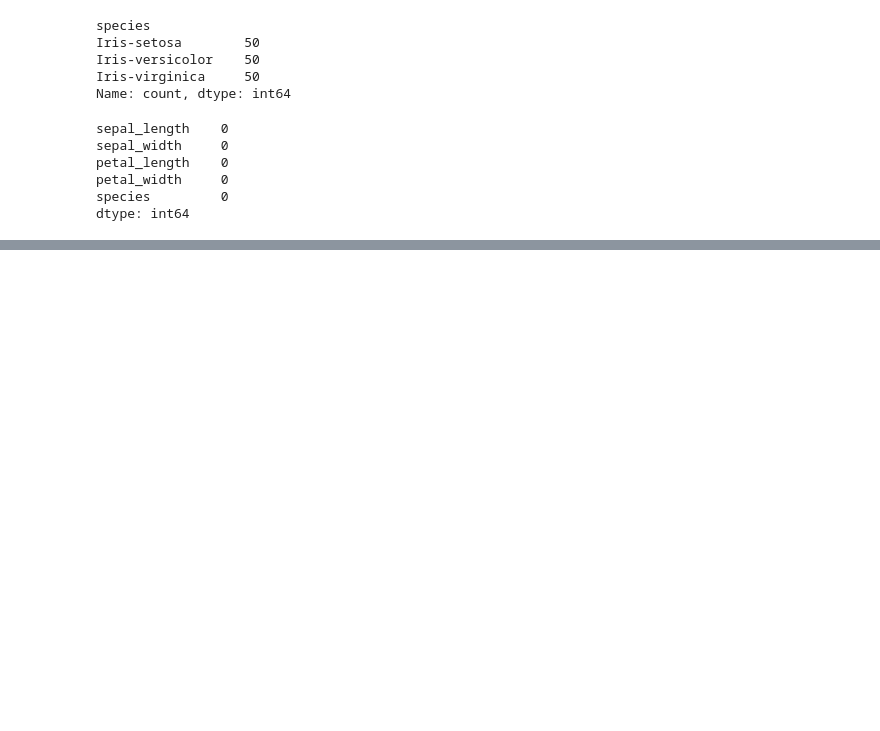
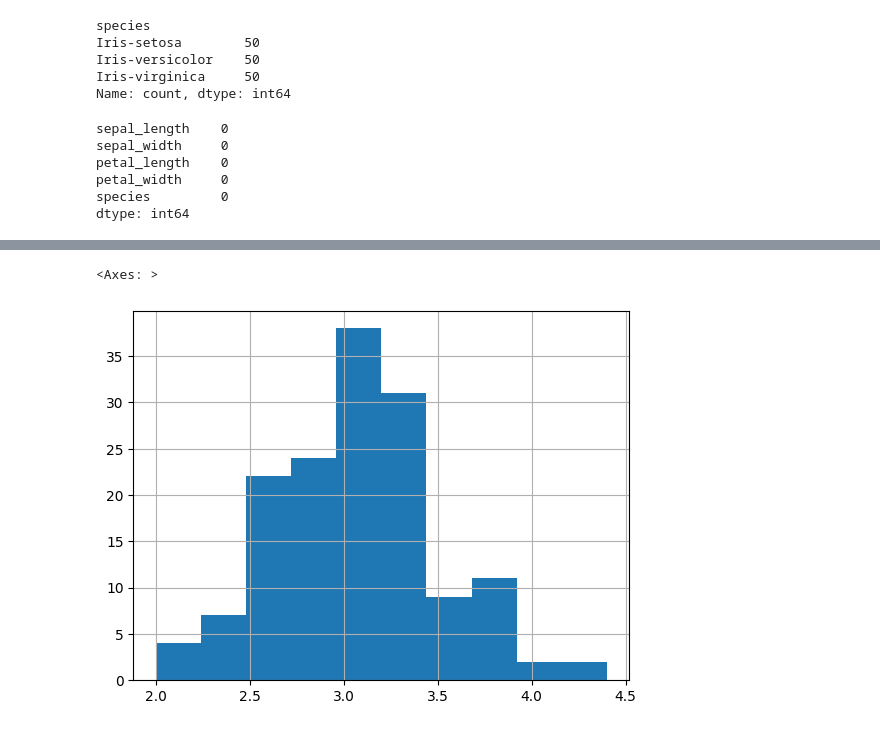
Before and after one commit to bindushahi/CODSOFT-IRIS-FLOWER-CLASSIFICATION, a Jupyter notebook: Iris_Flower_Prediction.ipynb, the cells around one changed output, grey strips where cells are left out. Saved outputs shown, nothing was run; the diff lists cells and outputs as text; code cells hidden in the pictures; blank space fills up the shorter version.

```diff
--- a/Iris_Flower_Prediction.ipynb
+++ b/Iris_Flower_Prediction.ipynb
@@ -172,0 +179,5 @@ dtype: int64
+# %%
+df['sepal_width'].hist()
+# %% [output]
+<Axes: >
+[figure, added]
```
Also changed, not shown: parts of 3 cells of this notebook.
